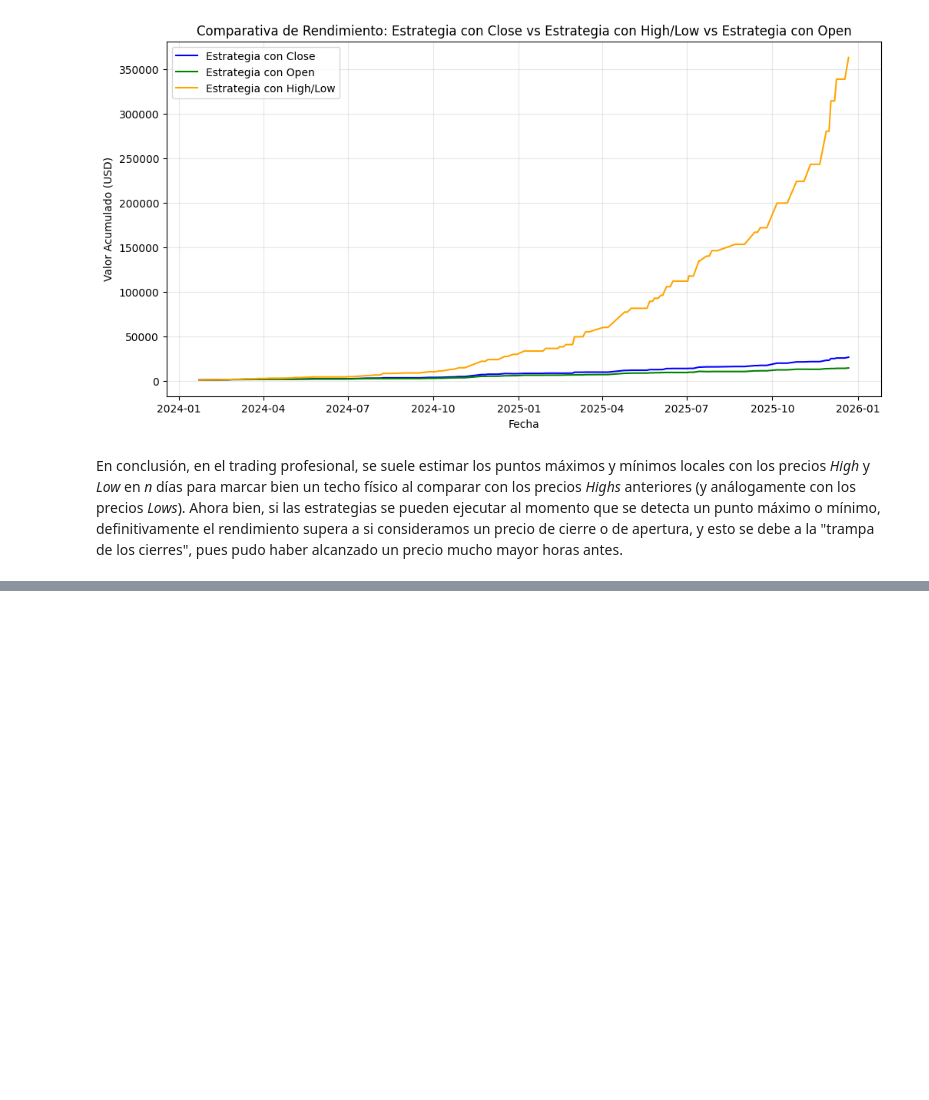
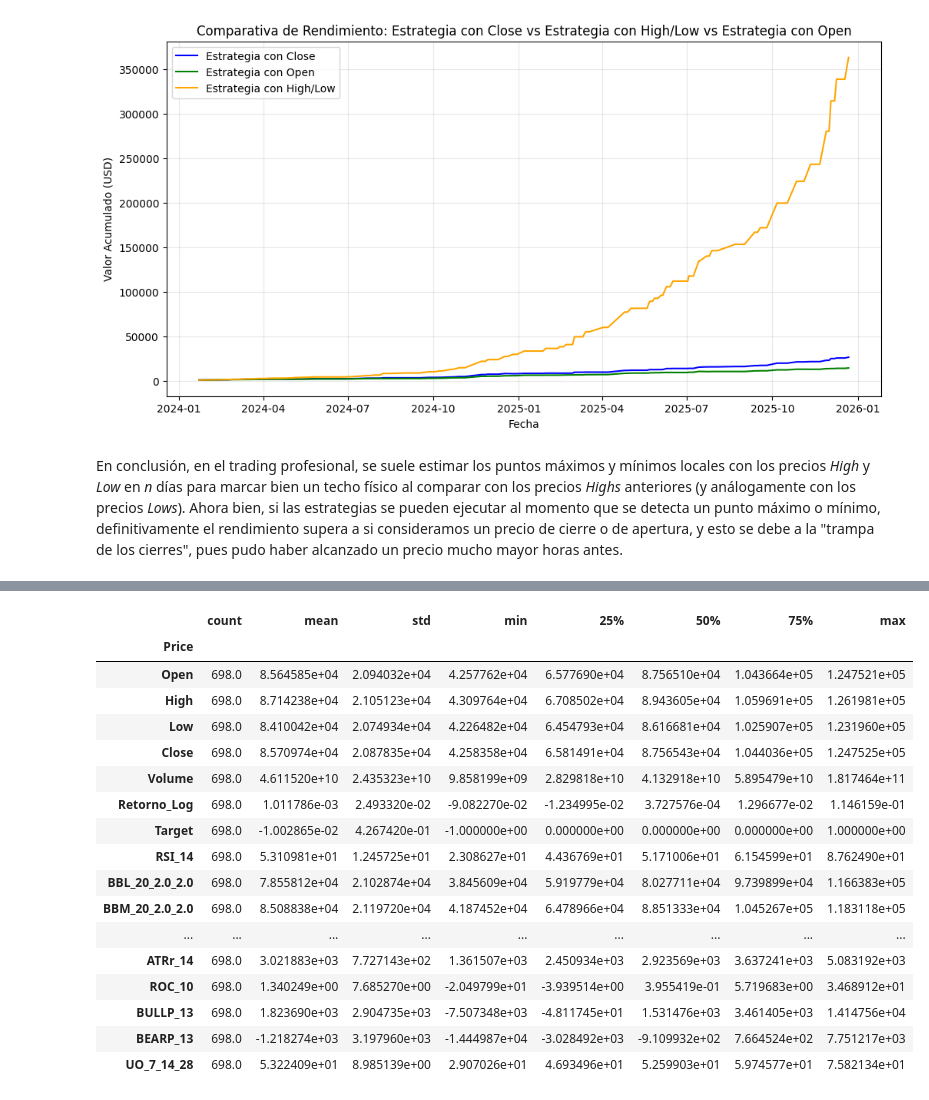
Before and after one commit to julesaccm/Apex-project, a Jupyter notebook: notebooks/EDA_BTC.ipynb, the cells around one changed output, grey strips where cells are left out. Cells and saved outputs as stored; diff of their text form; code cells hidden in the pictures; blank space fills up the shorter version.

```diff
--- a/notebooks/EDA_BTC.ipynb
+++ b/notebooks/EDA_BTC.ipynb
@@ -416,0 +530,21 @@ print("Features agregadas con éxito. Tamaño del dataset:", df_apex.shape)
+# %%
+df_apex_vars.describe(include='all').T
+# %% [output]
+|  | count | mean | std | min | 25% | 50% | 75% | max |
+| Price |  |  |  |  |  |  |  |  |
+| Open | 698.0 | 8.564585e+04 | 2.094032e+04 | 4.257762e+04 | 6.577690e+04 | 8.756510e+04 | 1.043664e+05 | 1.247521e+05 |
+| High | 698.0 | 8.714238e+04 | 2.105123e+04 | 4.309764e+04 | 6.708502e+04 | 8.943605e+04 | 1.059691e+05 | 1.261981e+05 |
+| Low | 698.0 | 8.410042e+04 | 2.074934e+04 | 4.226482e+04 | 6.454793e+04 | 8.616681e+04 | 1.025907e+05 | 1.231960e+05 |
+| Close | 698.0 | 8.570974e+04 | 2.087835e+04 | 4.258358e+04 | 6.581491e+04 | 8.756543e+04 | 1.044036e+05 | 1.247525e+05 |
+| Volume | 698.0 | 4.611520e+10 | 2.435323e+10 | 9.858199e+09 | 2.829818e+10 | 4.132918e+10 | 5.895479e+10 | 1.817464e+11 |
+| Retorno_Log | 698.0 | 1.011786e-03 | 2.493320e-02 | -9.082270e-02 | -1.234995e-02 | 3.727576e-04 | 1.296677e-02 | 1.146159e-01 |
+| Target | 698.0 | -1.002865e-02 | 4.267420e-01 | -1.000000e+00 | 0.000000e+00 | 0.000000e+00 | 0.000000e+00 | 1.000000e+00 |
+| RSI_14 | 698.0 | 5.310981e+01 | 1.245725e+01 | 2.308627e+01 | 4.436769e+01 | 5.171006e+01 | 6.154599e+01 | 8.762490e+01 |
+| BBL_20_2.0_2.0 | 698.0 | 7.855812e+04 | 2.102874e+04 | 3.845609e+04 | 5.919779e+04 | 8.027711e+04 | 9.739899e+04 | 1.166383e+05 |
+| BBM_20_2.0_2.0 | 698.0 | 8.508838e+04 | 2.119720e+04 | 4.187452e+04 | 6.478966e+04 | 8.851333e+04 | 1.045267e+05 | 1.183118e+05 |
+| ... | ... | ... | ... | ... | ... | ... | ... | ... |
+| ATRr_14 | 698.0 | 3.021883e+03 | 7.727143e+02 | 1.361507e+03 | 2.450934e+03 | 2.923569e+03 | 3.637241e+03 | 5.083192e+03 |
+| ROC_10 | 698.0 | 1.340249e+00 | 7.685270e+00 | -2.049799e+01 | -3.939514e+00 | 3.955419e-01 | 5.719683e+00 | 3.468912e+01 |
+| BULLP_13 | 698.0 | 1.823690e+03 | 2.904735e+03 | -7.507348e+03 | -4.811745e+01 | 1.531476e+03 | 3.461405e+03 | 1.414756e+04 |
+| BEARP_13 | 698.0 | -1.218274e+03 | 3.197960e+03 | -1.444987e+04 | -3.028492e+03 | -9.109932e+02 | 7.664524e+02 | 7.751217e+03 |
+| UO_7_14_28 | 698.0 | 5.322409e+01 | 8.985139e+00 | 2.907026e+01 | 4.693496e+01 | 5.259903e+01 | 5.974577e+01 | 7.582134e+01 |
```
Also changed, not shown: parts of 10 cells of this notebook, 2 other files.
